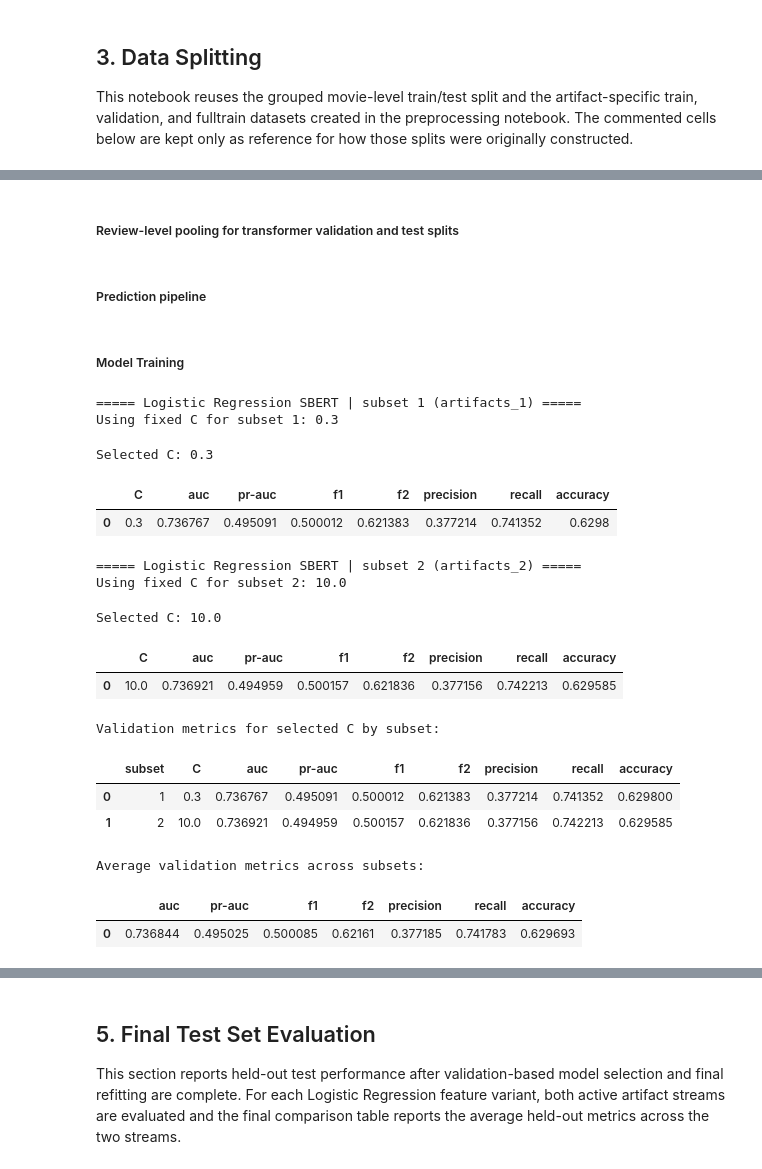
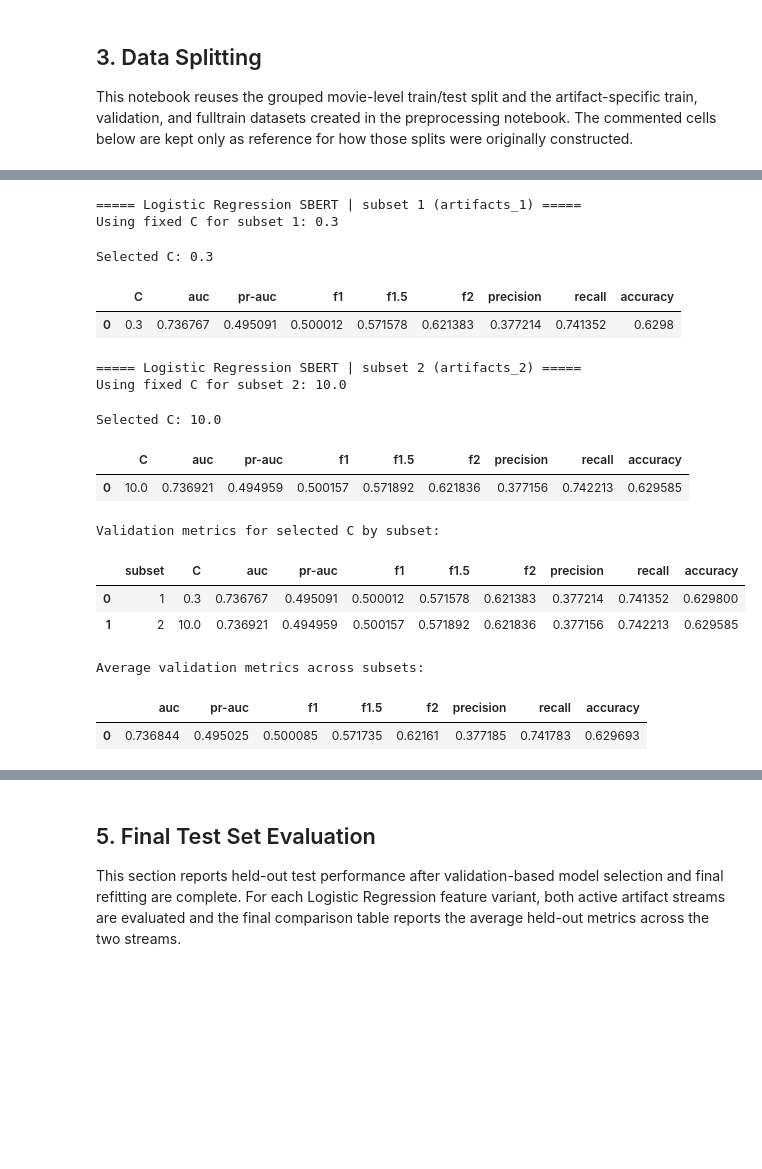
Before and after one commit to lzrcode-816/3244-Group-17-IMDB-Spoiler-Detection, a Jupyter notebook: Group17_ProjectDeSpoiler_Model.ipynb, the cells around one changed output, grey strips where cells are left out. Saved outputs shown, nothing was run; the diff lists cells and outputs as text; code cells hidden in the pictures; blank space fills up the shorter version.

```diff
--- a/Group17_ProjectDeSpoiler_Model.ipynb
+++ b/Group17_ProjectDeSpoiler_Model.ipynb
@@ -150,18 +618,21 @@ This subsection contains the shared scoring metric, random seed, and search rang
 # %%
-SCORING_METRIC = "roc_auc"
 RANDOM_STATE = 42
 CLASS_WEIGHT = "balanced"
+SHARED_THRESHOLD_GRID = np.round(np.arange(0.1, 0.91, 0.05), 2)
 
 # Logistic Regression
 LR_C_GRID = [0.01, 0.03, 0.1, 0.3, 1.0, 3.0, 10.0]
 SBERT_LR_C_GRID = [0.001, 0.01, 0.03, 0.1, 0.3, 1.0, 3.0, 10.0]
-ROBERTA_LR_C_GRID = [0.001, 0.01, 0.03, 0.1, 0.3, 1.0, 3.0, 10.0]
+ROBERTA_LR_C_GRID = SBERT_LR_C_GRID
 LR_MAX_ITER = 2000
 
 # SVM
 SVM_C_GRID = [0.01, 0.03, 0.1, 0.3, 1.0, 3.0, 10.0]
-SVM_TOL = 1e-4
-SVM_MAX_ITER = 3000
+SVM_LOSS = "squared_hinge"
+SVM_TOL = 1e-2
+SVM_MAX_ITER = 1000
+SVM_TFIDF_DUAL = "auto"
+SVM_SBERT_DUAL = False
 SVM_CALIBRATION_CV = 3
 SVM_CALIBRATION_METHOD = "sigmoid"
 
@@ -196,4 +667,7 @@ XGB_RANDOM_SEARCH_ITER = 10
 # Naive Bayes
 NB_ALPHA_GRID = [0.005, 0.01, 0.05, 0.1, 0.3, 0.5, 1.0]
 NB_THRESHOLD_GRID = [0.05, 0.1, 0.15, 0.2, 0.25, 0.3, 0.35, 0.4, 0.45, 0.5]
+NB_SBERT_TOPK = 9
+NB_SBERT_VAR_SMOOTHING_GRID = [1e-12, 1e-11, 1e-10, 1e-9, 1e-8, 1e-7, 1e-6]
+NB_SBERT_THRESHOLD_GRID = NB_THRESHOLD_GRID
 # %% [markdown]
@@ -670,2 +1317,0 @@ Average validation metrics across subsets:
-# %% [markdown]
-##### Review-level pooling for transformer validation and test splits
@@ -734,6 +1318,5 @@ def predict_per_review_topk_smooth(
-# %% [markdown]
-##### Prediction pipeline
 # %%
+# Prediction pipeline
 from sklearn.linear_model import LogisticRegression
 from sklearn.pipeline import make_pipeline
 from sklearn.preprocessing import StandardScaler
@@ -780,6 +1363,7 @@ def run_transformer_logreg_hypertuning(
                 "auc": roc_auc_score(y_true, y_scores),
                 "average_precision": average_precision_score(y_true, y_scores),
                 "f1": f1_score(y_true, y_pred, zero_division=0),
+                "f1.5": fbeta_score(y_true, y_pred, beta=1.5, zero_division=0),
                 "f2": fbeta_score(y_true, y_pred, beta=2, zero_division=0),
                 "precision": precision_score(y_true, y_pred, zero_division=0),
                 "recall": recall_score(y_true, y_pred, zero_division=0),
@@ -788,27 +1372,22 @@ def run_transformer_logreg_hypertuning(
         )
 
     tuning_df = pd.DataFrame(tuning_rows).sort_values("auc", ascending=False).reset_index(drop=True)
-    best_c = float(tuning_df.loc[0, "C"] )
+    best_c = float(tuning_df.loc[0, "C"])
 
     print(f"Selected C: {best_c}")
     display(
-        tuning_df[["C", "auc", "average_precision", "f1", "f2", "precision", "recall", "accuracy"]]
+        tuning_df[["C", "auc", "average_precision", "f1", "f1.5", "f2", "precision", "recall", "accuracy"]]
         .rename(columns={"average_precision": "pr-auc"})
         .round(6)
     )
 
     return best_c, tuning_df
-# %% [markdown]
-##### Model Training
 # %%
-SUBSET_TO_ARTIFACT = {
-    "1": "artifacts_1",
-    "2": "artifacts_2",
-}
-
-metric_cols = ["auc", "average_precision", "f1", "f2", "precision", "recall", "accuracy"]
+# Model Training and Validation Tuning
+metric_cols = ["auc", "average_precision", "f1", "f1.5", "f2", "precision", "recall", "accuracy"]
 logreg_sbert_best_c_by_subset = {}
 logreg_sbert_models = {}
+logreg_sbert_val_scores_by_subset = {}
 logreg_sbert_tuning_results = {}
 sbert_validation_rows = []
 
@@ -825,11 +1404,6 @@ for subset_name, artifact_name in SUBSET_TO_ARTIFACT.items():
     X_sbert_val = validation_data["X_val"]
     review_ids_val = validation_data["review_ids_val"]
     review_label_map_val = validation_data["review_label_map_val"]
-
-    if X_sbert_train_sub.shape[0] != len(y_sbert_train_sub):
-        raise ValueError(
-            f"SBERT artifact mismatch for {artifact_name}: train={X_sbert_train_sub.shape[0]}/{len(y_sbert_train_sub)}"
-        )
 
     # SBERT hyperparameter search on the validation split.
     artifact_idx = int(subset_name) - 1
@@ -858,6 +1432,27 @@ for subset_name, artifact_name in SUBSET_TO_ARTIFACT.items():
     sbert_validation_rows.append({"subset": subset_name, **selected_row})
 
     # SBERT full-train refit for final evaluation.
+    selected_val_model = make_pipeline(
+        StandardScaler(),
+        LogisticRegression(
+            C=best_c_sbert,
+            solver="saga",
+            max_iter=LR_MAX_ITER,
+            random_state=RANDOM_STATE,
+            class_weight=CLASS_WEIGHT,
+        ),
+    )
+    selected_val_model.fit(X_sbert_train_sub, y_sbert_train_sub)
+    y_val_scores, _, y_val_true = predict_per_review_topk_smooth(
+        selected_val_model.predict_proba(X_sbert_val)[:, 1],
+        review_ids_val,
+        review_label_map_val,
+    )
+    logreg_sbert_val_scores_by_subset[subset_name] = {
+        "y_true": np.asarray(y_val_true),
+        "y_score": np.asarray(y_val_scores),
+    }
+
     fulltrain_data = load_transformer_fulltrain_test_splits(
         artifact_name=artifact_name,
         model_type="sbert",
@@ -876,40 +1471,40 @@ for subset_name, artifact_name in SUBSET_TO_ARTIFACT.items():
         ),
     )
     final_model_sbert.fit(X_sbert_train_full, y_sbert_train_full)
     logreg_sbert_models[subset_name] = final_model_sbert
 
 sbert_validation_metrics_df = pd.DataFrame(sbert_validation_rows)
 print("Validation metrics for selected C by subset:")
 display(
     sbert_validation_metrics_df[["subset", "C"] + metric_cols]
     .rename(columns={"average_precision": "pr-auc"})
     .round(6)
 )
 
 validation_details_sbert = sbert_validation_metrics_df.copy()
 validation_summary_sbert = sbert_validation_metrics_df[metric_cols].mean().to_frame().T
 print("Average validation metrics across subsets:")
 display(
     validation_summary_sbert.rename(columns={"average_precision": "pr-auc"}).round(6)
 )
 
 logreg_sbert_best_c = logreg_sbert_best_c_by_subset["1"]
 logreg_sbert_model = logreg_sbert_models["1"]
 # %% [output]
 ===== Logistic Regression SBERT | subset 1 (artifacts_1) =====
 Using fixed C for subset 1: 0.3
 Selected C: 0.3
-|  | C | auc | pr-auc | f1 | f2 | precision | recall | accuracy |
-| 0 | 0.3 | 0.736767 | 0.495091 | 0.500012 | 0.621383 | 0.377214 | 0.741352 | 0.6298 |
+|  | C | auc | pr-auc | f1 | f1.5 | f2 | precision | recall | accuracy |
+| 0 | 0.3 | 0.736767 | 0.495091 | 0.500012 | 0.571578 | 0.621383 | 0.377214 | 0.741352 | 0.6298 |
 ===== Logistic Regression SBERT | subset 2 (artifacts_2) =====
 Using fixed C for subset 2: 10.0
 Selected C: 10.0
-|  | C | auc | pr-auc | f1 | f2 | precision | recall | accuracy |
-| 0 | 10.0 | 0.736921 | 0.494959 | 0.500157 | 0.621836 | 0.377156 | 0.742213 | 0.629585 |
+|  | C | auc | pr-auc | f1 | f1.5 | f2 | precision | recall | accuracy |
+| 0 | 10.0 | 0.736921 | 0.494959 | 0.500157 | 0.571892 | 0.621836 | 0.377156 | 0.742213 | 0.629585 |
 Validation metrics for selected C by subset:
-|  | subset | C | auc | pr-auc | f1 | f2 | precision | recall | accuracy |
-| 0 | 1 | 0.3 | 0.736767 | 0.495091 | 0.500012 | 0.621383 | 0.377214 | 0.741352 | 0.629800 |
-| 1 | 2 | 10.0 | 0.736921 | 0.494959 | 0.500157 | 0.621836 | 0.377156 | 0.742213 | 0.629585 |
+|  | subset | C | auc | pr-auc | f1 | f1.5 | f2 | precision | recall | accuracy |
+| 0 | 1 | 0.3 | 0.736767 | 0.495091 | 0.500012 | 0.571578 | 0.621383 | 0.377214 | 0.741352 | 0.629800 |
+| 1 | 2 | 10.0 | 0.736921 | 0.494959 | 0.500157 | 0.571892 | 0.621836 | 0.377156 | 0.742213 | 0.629585 |
 Average validation metrics across subsets:
-|  | auc | pr-auc | f1 | f2 | precision | recall | accuracy |
-| 0 | 0.736844 | 0.495025 | 0.500085 | 0.62161 | 0.377185 | 0.741783 | 0.629693 |
+|  | auc | pr-auc | f1 | f1.5 | f2 | precision | recall | accuracy |
+| 0 | 0.736844 | 0.495025 | 0.500085 | 0.571735 | 0.62161 | 0.377185 | 0.741783 | 0.629693 |
```
Also changed, not shown: parts of 102 cells of this notebook, 1 other file.
